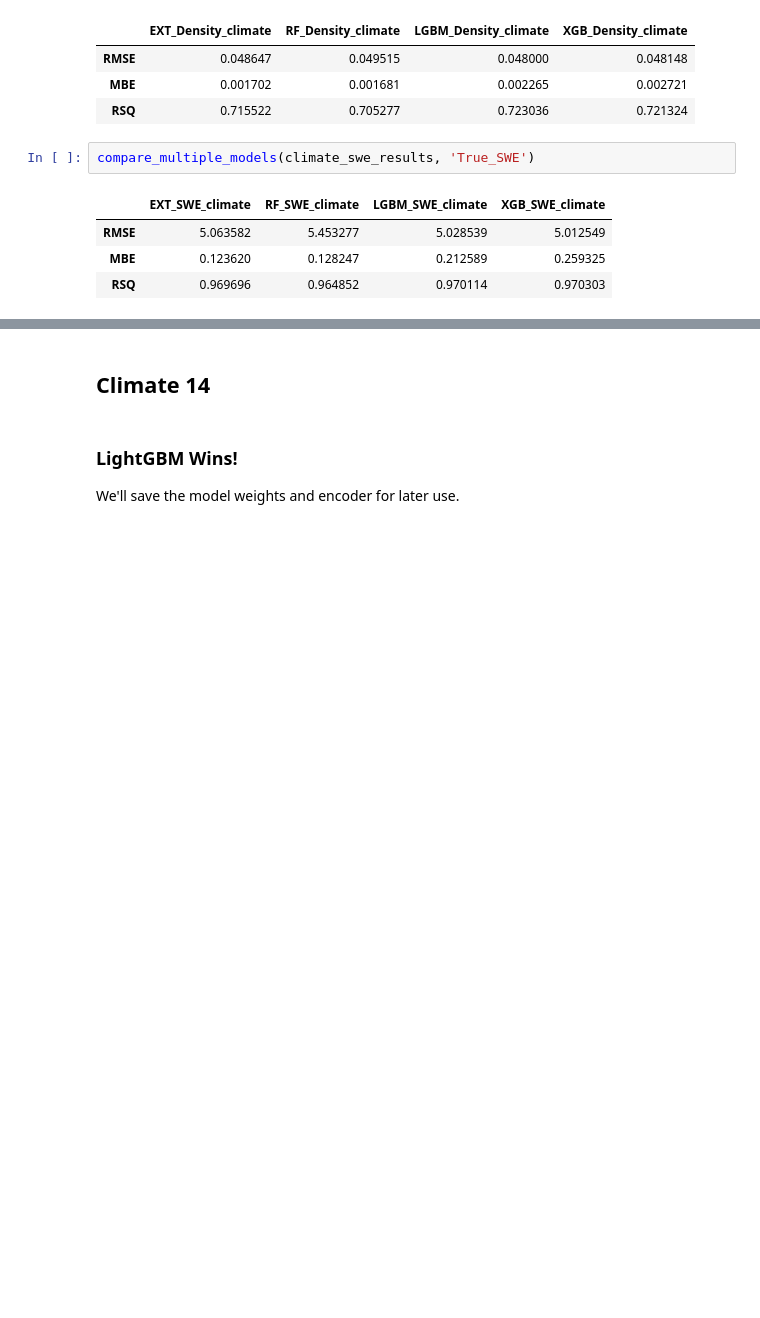
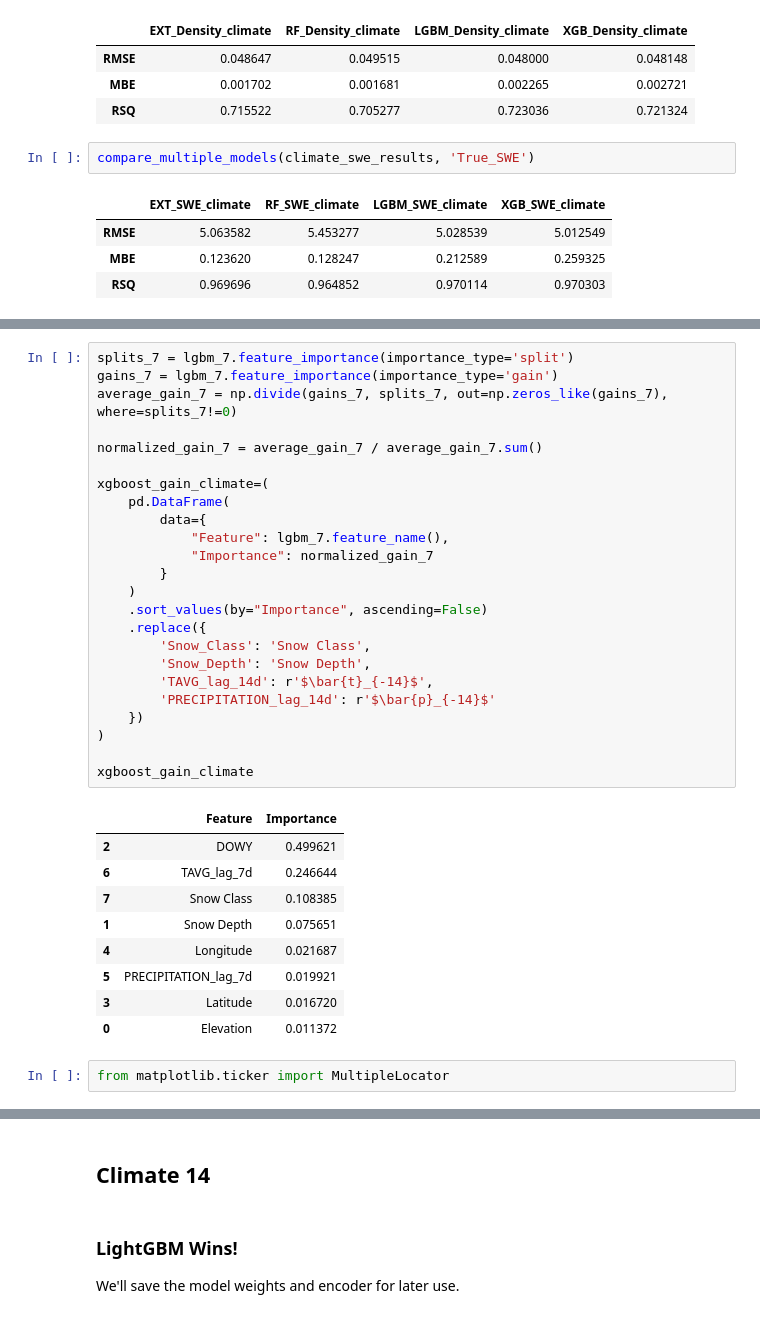
Before and after one commit to cryogars/density-models, a Jupyter notebook: notebooks/05_ml_models.ipynb, the cells around one changed output, grey strips where cells are left out. Cells and saved outputs as stored; diff of their text form; blank space fills up the shorter version.

```diff
--- a/notebooks/05_ml_models.ipynb
+++ b/notebooks/05_ml_models.ipynb
@@ -415,0 +525,36 @@ compare_multiple_models(climate_swe_results, 'True_SWE')
+# %%
+splits_7 = lgbm_7.feature_importance(importance_type='split')
+gains_7 = lgbm_7.feature_importance(importance_type='gain')
+average_gain_7 = np.divide(gains_7, splits_7, out=np.zeros_like(gains_7), where=splits_7!=0)
+
+normalized_gain_7 = average_gain_7 / average_gain_7.sum()
+
+xgboost_gain_climate=(
+    pd.DataFrame(
+        data={
+            "Feature": lgbm_7.feature_name(),
+            "Importance": normalized_gain_7
+        }
+    )
+    .sort_values(by="Importance", ascending=False)
+    .replace({
+        'Snow_Class': 'Snow Class',
+        'Snow_Depth': 'Snow Depth',
+        'TAVG_lag_14d': r'$\bar{t}_{-14}$',
+        'PRECIPITATION_lag_14d': r'$\bar{p}_{-14}$'
+    })
+)
+
+xgboost_gain_climate
+# %% [output]
+|  | Feature | Importance |
+| 2 | DOWY | 0.499621 |
+| 6 | TAVG_lag_7d | 0.246644 |
+| 7 | Snow Class | 0.108385 |
+| 1 | Snow Depth | 0.075651 |
+| 4 | Longitude | 0.021687 |
+| 5 | PRECIPITATION_lag_7d | 0.019921 |
+| 3 | Latitude | 0.016720 |
+| 0 | Elevation | 0.011372 |
+# %%
+from matplotlib.ticker import MultipleLocator
```
Also changed, not shown: parts of 14 cells of this notebook.
